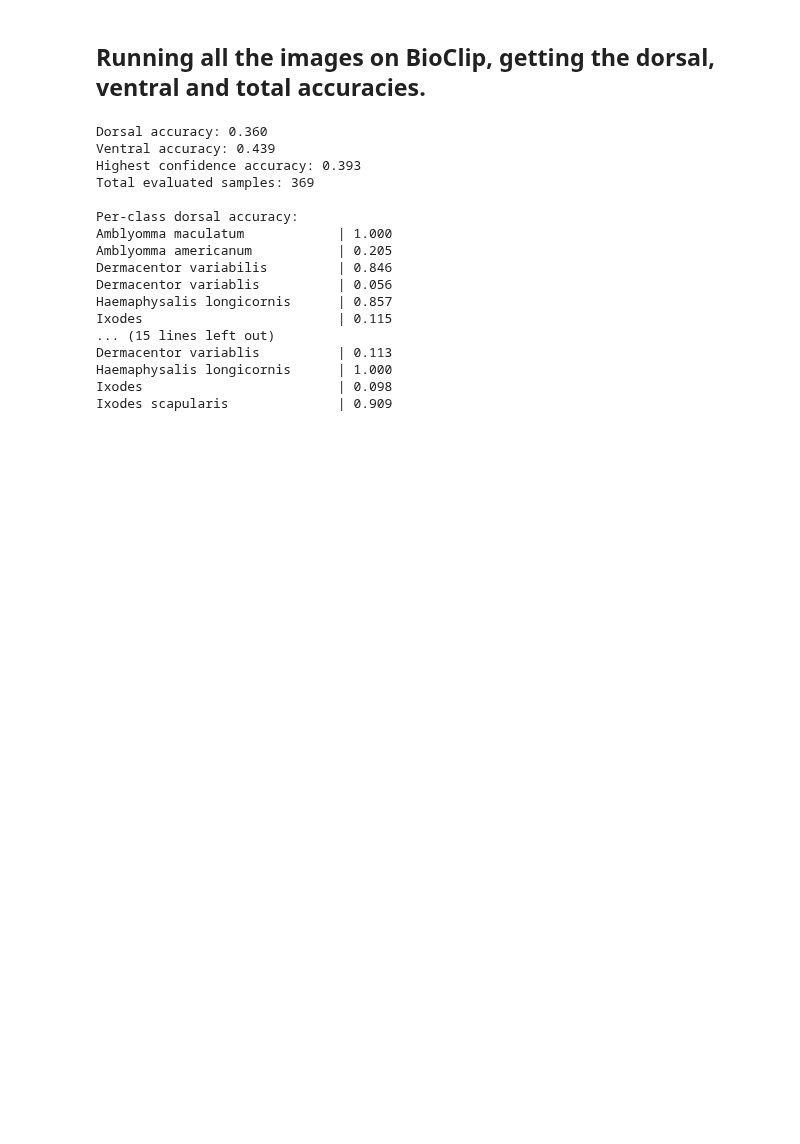
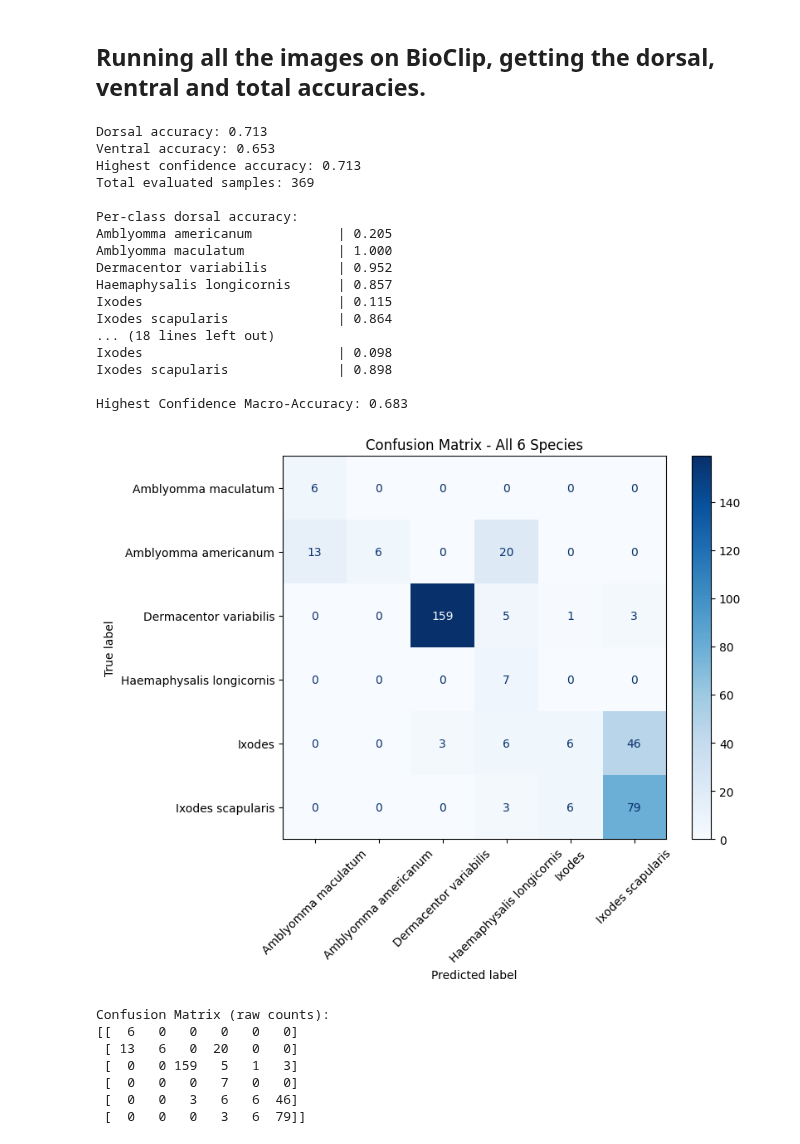
Before and after one commit to jjivandas/tick_classification_project, a Jupyter notebook: notebooks/02_bioclip_inference.ipynb, the cells around one changed output. Drawn from its saved outputs; the diff is of its cells as text; code cells hidden in the pictures; blank space fills up the shorter version.

Commit message:
created confusion matrices for a deeper analysis

```diff
--- a/notebooks/02_bioclip_inference.ipynb
+++ b/notebooks/02_bioclip_inference.ipynb
@@ -131,6 +132,10 @@ ventral_class_correct = defaultdict(int)
 ventral_class_total = defaultdict(int)
 highest_conf_class_correct = defaultdict(int)
 highest_conf_class_total = defaultdict(int)
+
+# Storing predictions and ground truths for a confusion matrix
+y_true = []
+y_pred = []
 
 for sample_id, views in samples.items():
     dorsal = views.get('dorsal')
@@ -174,6 +179,10 @@ for sample_id, views in samples.items():
         highest_conf_correct += 1
         highest_conf_class_correct[best_true] += 1
 
+    # Store predictions and ground truths for confusion matrix
+    y_true.append(best_true)
+    y_pred.append(best_pred)
+
     total += 1
 
 print(f"Dorsal accuracy: {dorsal_correct/total:.3f}")
@@ -182,35 +191,79 @@ print(f"Highest confidence accuracy: {highest_conf_correct/total:.3f}")
 print(f"Total evaluated samples: {total}")
 
 # Per-class accuracy
+dorsum = 0
 print("\nPer-class dorsal accuracy:")
 for cls in sorted(dorsal_class_total):
     acc = dorsal_class_correct[cls] / dorsal_class_total[cls]
+    dorsum += acc
     print(f"{cls:30s} | {acc:.3f}")
 
+# calculating dorsal macro accuracy
+dorsal_macro_acc = dorsum / len(dorsal_class_total)
+print(f"\nDorsal Macro-Accuracy: {dorsal_macro_acc:.3f}")
+
+vensum = 0
 print("\nPer-class ventral accuracy:")
 for cls in sorted(ventral_class_total):
     acc = ventral_class_correct[cls] / ventral_class_total[cls]
+    vensum += acc
     print(f"{cls:30s} | {acc:.3f}")
 
+# calculating ventral macro accuracy
+ven_macro_acc = vensum / len(ventral_class_total)
+print(f"\nVentral Macro-Accuracy: {ven_macro_acc:.3f}")
+
+hcasum = 0
 print("\nPer-class highest confidence accuracy:")
 for cls in sorted(highest_conf_class_total):
     acc = highest_conf_class_correct[cls] / highest_conf_class_total[cls]
+    hcasum += acc
     print(f"{cls:30s} | {acc:.3f}")
+
+# calculating highest confidence macro accuracy
+hca_macro_acc = hcasum / len(highest_conf_class_total)
+print(f"\nHighest Confidence Macro-Accuracy: {hca_macro_acc:.3f}")
 # %% [output]
-Dorsal accuracy: 0.360
-Ventral accuracy: 0.439
-Highest confidence accuracy: 0.393
+Dorsal accuracy: 0.713
+Ventral accuracy: 0.653
+Highest confidence accuracy: 0.713
 Total evaluated samples: 369
 
 Per-class dorsal accuracy:
+Amblyomma americanum           | 0.205
 Amblyomma maculatum            | 1.000
-Amblyomma americanum           | 0.205
-Dermacentor variabilis         | 0.846
-Dermacentor variablis          | 0.056
+Dermacentor variabilis         | 0.952
 Haemaphysalis longicornis      | 0.857
 Ixodes                         | 0.115
-... (15 lines left out)
-Dermacentor variablis          | 0.113
-Haemaphysalis longicornis      | 1.000
+Ixodes scapularis              | 0.864
+... (18 lines left out)
 Ixodes                         | 0.098
-Ixodes scapularis              | 0.909
+Ixodes scapularis              | 0.898
+
+Highest Confidence Macro-Accuracy: 0.683
+# %%
+# Use the class_names list from your notebook
+species_labels = class_names  # already cleaned and matches your dataset order
+
+# Generate confusion matrix
+cm_full = confusion_matrix(y_true, y_pred, labels=species_labels)
+
+# Plot
+disp = ConfusionMatrixDisplay(confusion_matrix=cm_full, display_labels=species_labels)
+fig, ax = plt.subplots(figsize=(8, 6))
+disp.plot(cmap='Blues', xticks_rotation=45, ax=ax)
+plt.title("Confusion Matrix - All 6 Species")
+plt.show()
+
+# (Optional) Print raw matrix for debugging
+print("Confusion Matrix (raw counts):")
+print(cm_full)
+# %% [output]
+[figure, added]
+Confusion Matrix (raw counts):
+[[  6   0   0   0   0   0]
+ [ 13   6   0  20   0   0]
+ [  0   0 159   5   1   3]
+ [  0   0   0   7   0   0]
+ [  0   0   3   6   6  46]
+ [  0   0   0   3   6  79]]
```
Also changed, not shown: parts of 5 cells of this notebook, 4 other files.
